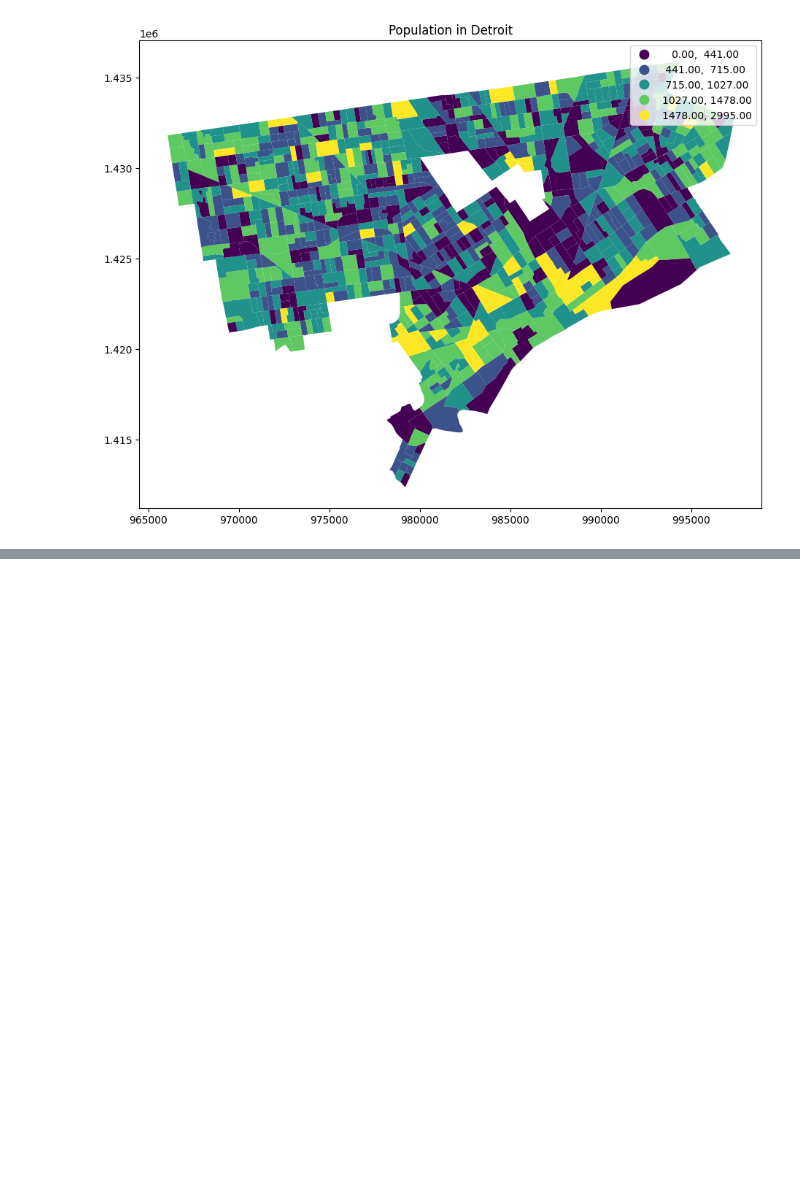
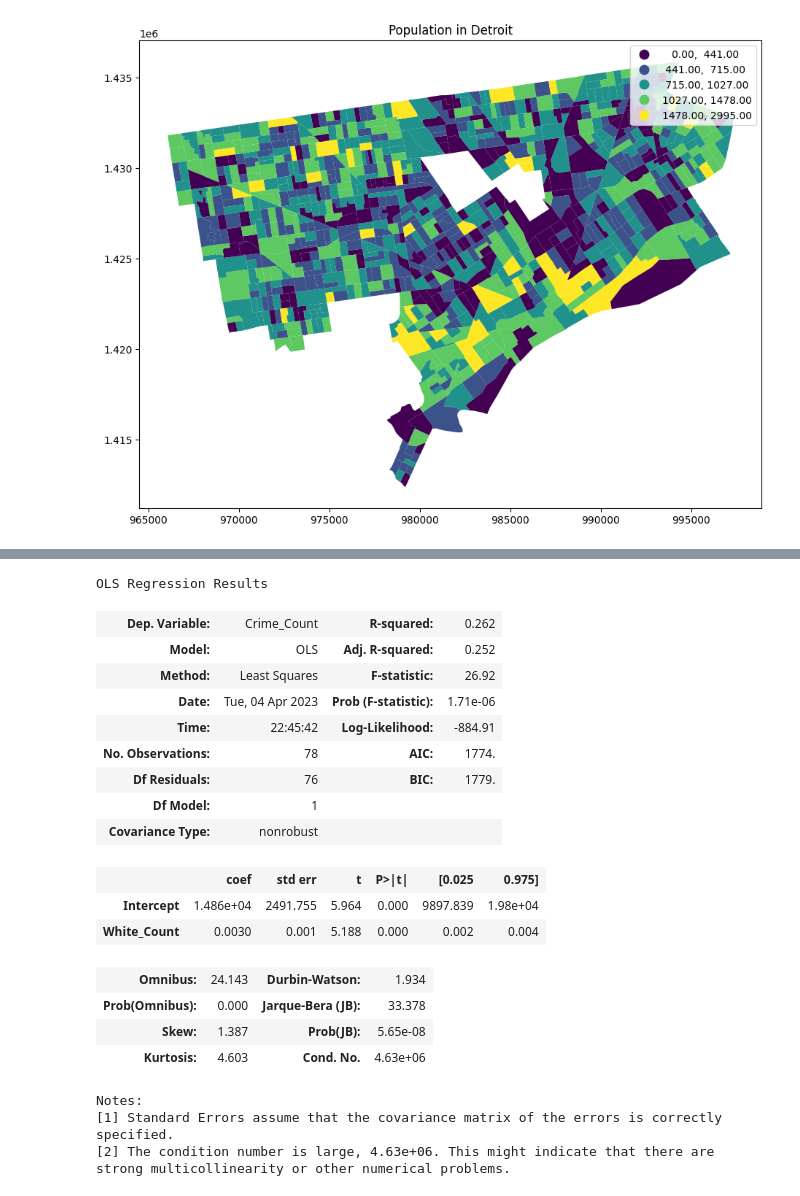
Before and after one commit to Icejuiceisgood/policeDataSet330Final, a Jupyter notebook: detroit_crimes.ipynb, the cells around one changed output, grey strips where cells are left out. Cells and saved outputs as stored; diff of their text form; code cells hidden in the pictures; blank space fills up the shorter version.

```diff
--- a/detroit_crimes.ipynb
+++ b/detroit_crimes.ipynb
@@ -372,0 +399,26 @@ strong multicollinearity or other numerical problems.
+# %%
+model = smf.ols('Crime_Count ~ White_Count', data=neighborhood_race)
+result=model.fit()
+result.summary()
+# %% [output]
+OLS Regression Results
+| Dep. Variable: | Crime_Count | R-squared: | 0.262 |
+| Model: | OLS | Adj. R-squared: | 0.252 |
+| Method: | Least Squares | F-statistic: | 26.92 |
+| Date: | Tue, 04 Apr 2023 | Prob (F-statistic): | 1.71e-06 |
+| Time: | 22:45:42 | Log-Likelihood: | -884.91 |
+| No. Observations: | 78 | AIC: | 1774. |
+| Df Residuals: | 76 | BIC: | 1779. |
+| Df Model: | 1 |  |  |
+| Covariance Type: | nonrobust |  |  |
+|  | coef | std err | t | P>|t| | [0.025 | 0.975] |
+| Intercept | 1.486e+04 | 2491.755 | 5.964 | 0.000 | 9897.839 | 1.98e+04 |
+| White_Count | 0.0030 | 0.001 | 5.188 | 0.000 | 0.002 | 0.004 |
+| Omnibus: | 24.143 | Durbin-Watson: | 1.934 |
+| Prob(Omnibus): | 0.000 | Jarque-Bera (JB): | 33.378 |
+| Skew: | 1.387 | Prob(JB): | 5.65e-08 |
+| Kurtosis: | 4.603 | Cond. No. | 4.63e+06 |
+Notes:
+[1] Standard Errors assume that the covariance matrix of the errors is correctly specified.
+[2] The condition number is large, 4.63e+06. This might indicate that there are
+strong multicollinearity or other numerical problems.
```
Also changed, not shown: parts of 11 cells of this notebook.
